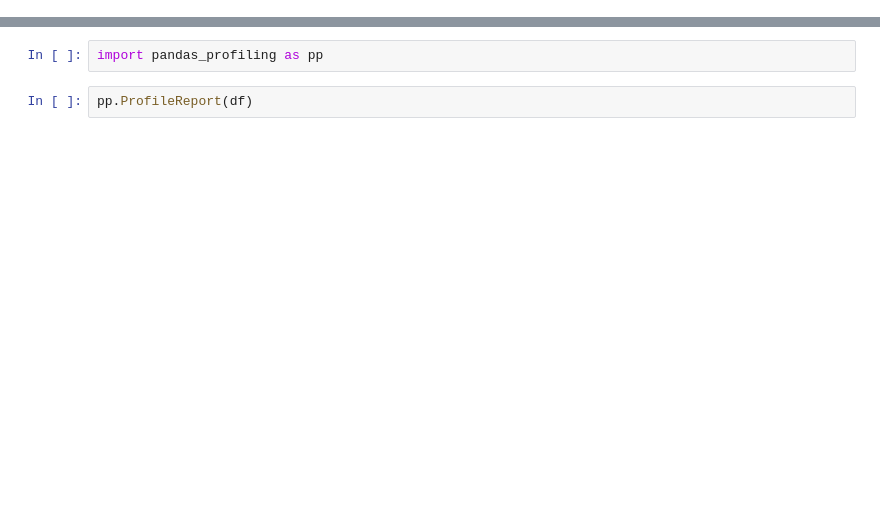
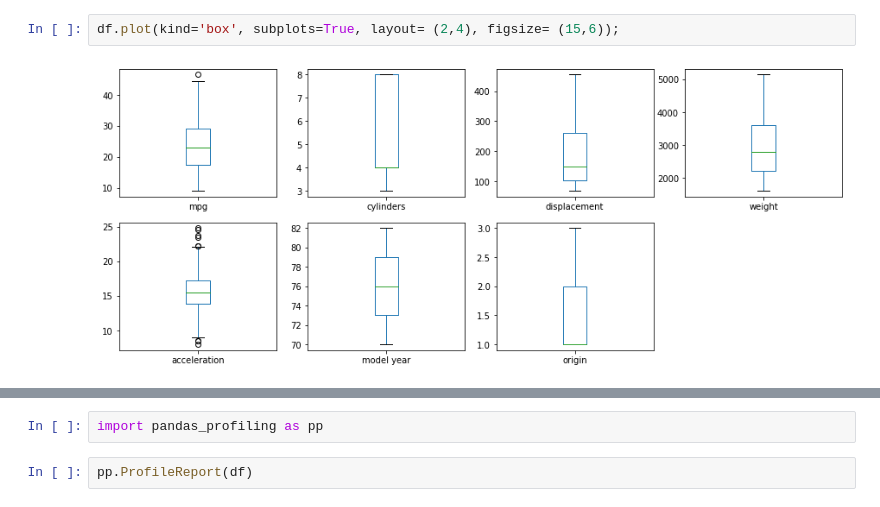
Before and after one commit to surajkonline/R-D-AIML-workshop, a Jupyter notebook: AutoMPG_data_for_practice.ipynb, the cells around one changed output, grey strips where cells are left out. Saved outputs shown, nothing was run; the diff lists cells and outputs as text; blank space fills up the shorter version.

```diff
--- a/AutoMPG_data_for_practice.ipynb
+++ b/AutoMPG_data_for_practice.ipynb
@@ -12,0 +99,4 @@ df.head()
+# %%
+df.plot(kind='box', subplots=True, layout= (2,4), figsize= (15,6));
+# %% [output]
+[figure, added]
```
Also changed, not shown: parts of 14 cells of this notebook.
